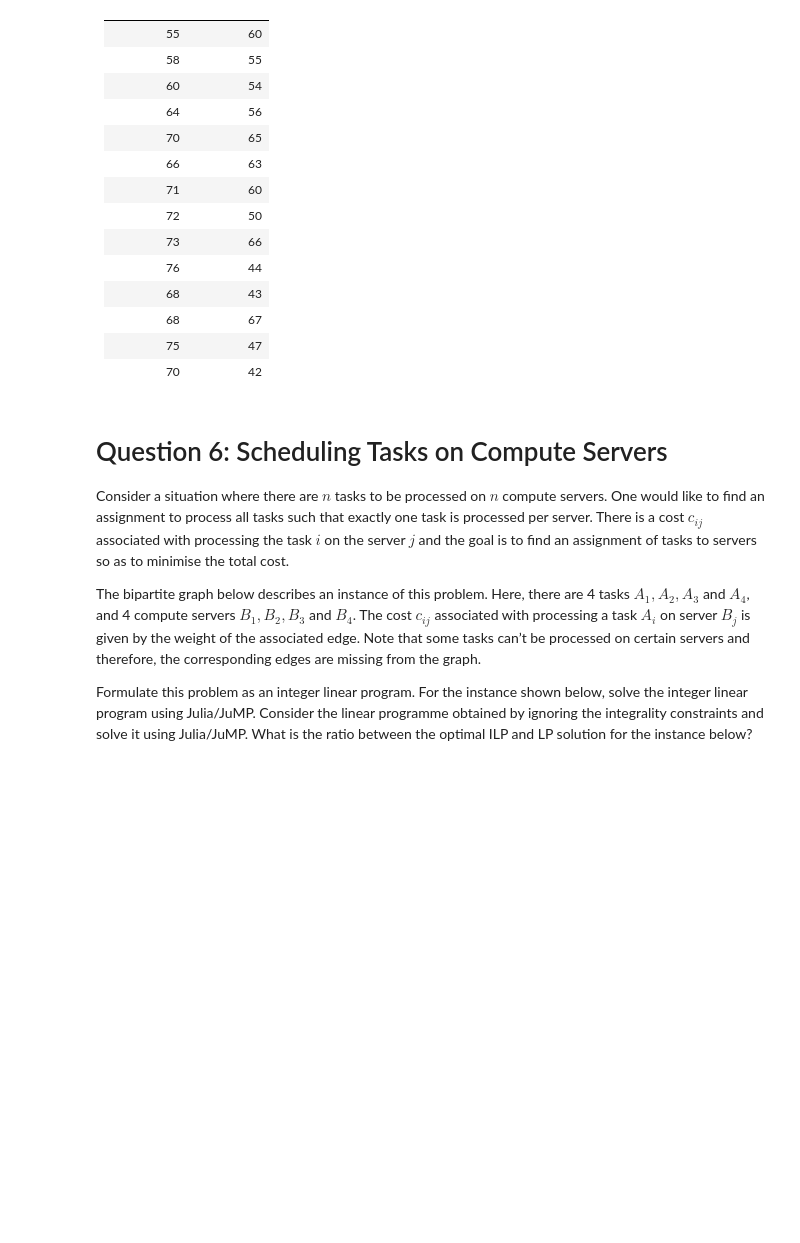
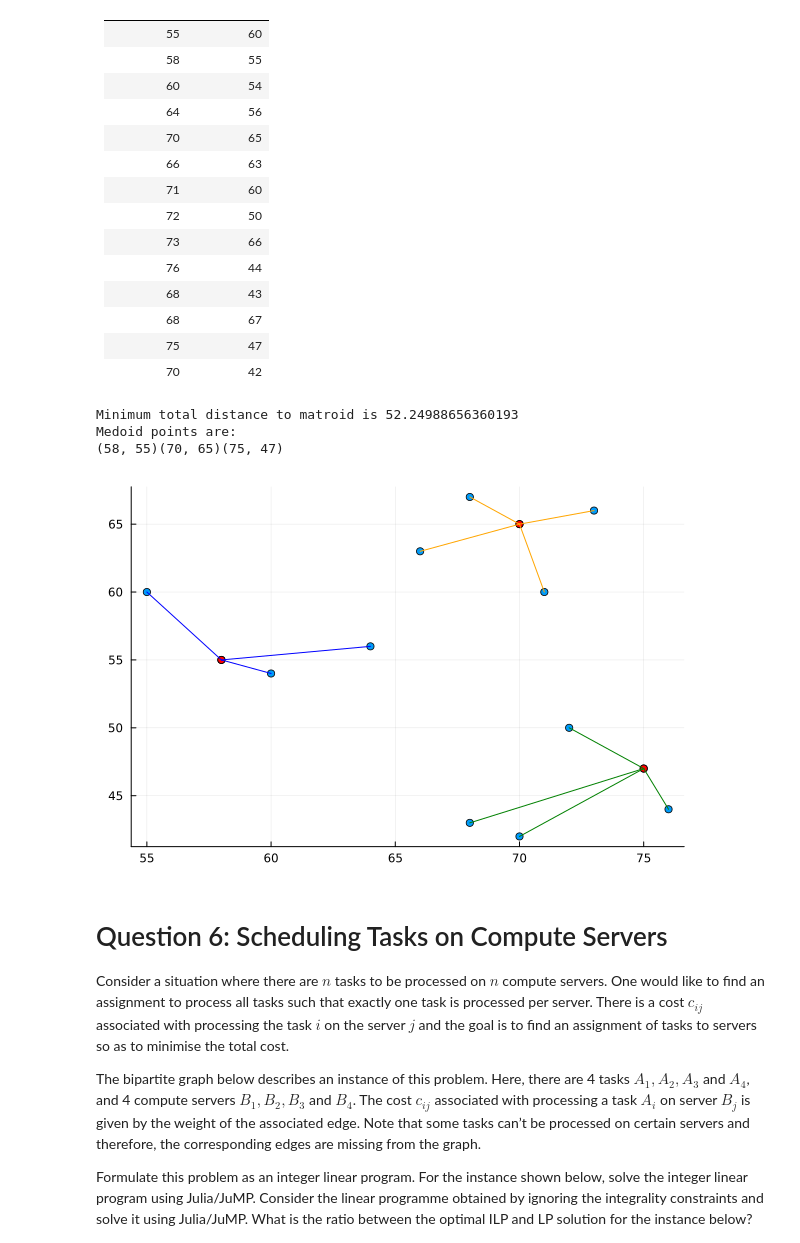
Before and after one commit to nguyenluan3017/HPC, a Jupyter notebook: Opt/Tutorial_Week8_Branch_Bound.ipynb, the cells around one changed output. Cells and saved outputs as stored; diff of their text form; code cells hidden in the pictures; blank space fills up the shorter version.

Commit message:
Implement feature X to enhance user experience and optimize performance

```diff
--- a/Opt/Tutorial_Week8_Branch_Bound.ipynb
+++ b/Opt/Tutorial_Week8_Branch_Bound.ipynb
@@ -410,6 +410,58 @@ the points together with their closest medoid points.
 | 68 | 67 |
 | 75 | 47 |
 | 70 | 42 |
+# %%
+points = [(55, 60), (58, 55), (60, 54), (64, 56), (70, 65), (66, 63), (71, 60), (72, 50), (73, 66), (76, 44), (68, 43), (68, 67), (75, 47), (70, 42)]
+
+function plot_medoid(point_to_medoid::Vector{Tuple{Int, Int}}, points::Vector{Tuple{Int, Int}}, medoids::Vector{Int})
+    colors = [:red, :blue, :green, :purple, :orange, :cyan, :magenta, :yellow, :brown, :pink]
+    colorMap = Dict{Int, Symbol}()
+    p = plot([x for (x, _) in points], [y for (_, y) in points], seriestype=:scatter, legend=false)
+    plot!(p, [points[i][1] for i in medoids], [points[i][2] for i in medoids], seriestype=:scatter, color="red")
+    for (i, j) in point_to_medoid
+        x1, y1 = points[i]
+        x2, y2 = points[j]
+        if !in(j, keys(colorMap))
+            colorMap[j] = colors[j % length(colors)]
+        end
+        plot!(p, [x1, x2], [y1, y2], color = colorMap[j])
+    end
+    return p
+end
+
+function solve_lp(points::Vector{Tuple{Int, Int}}, k::Int)
+    N = length(points)
+    c = [[hypot(x1 - x2, y1 - y2) for (x1, y1) in points] for (x2, y2) in points]
+    model = Model(GLPK.Optimizer)
+    @variable(model, x[1:N], Bin)
+    @variable(model, y[1:N, 1:N], Bin)
+    @constraint(model, sum(x[i] for i in 1:N) == k)
+    for i in 1:N
+        @constraint(model, sum(y[i, j] for j in 1:N) == 1)
+    end
+    for i in 1:N, j in 1:N
+        @constraint(model, y[i, j] <= x[j])
+    end
+    @objective(model, Min, sum(c[i][j] * y[i, j] for i in 1:N for j in 1:N))
+    optimize!(model)
+    medoids = [i for i in 1:N if abs(value(x[i]) - 1) < 1e-6]
+    obj_val = objective_value(model)
+    point_to_medoid = [(i, j) for i in 1:N, j in 1:N if abs(value(y[i, j]) - 1) < 1e-6]
+    return point_to_medoid, medoids, obj_val
+end
+
+point_to_medoid, medoids, obj_val = solve_lp(points, 3)
+println("Minimum total distance to matroid is ", obj_val)
+println("Medoid points are:")
+for i in medoids
+    print("(", points[i][1], ", ", points[i][2], ")")
+end
+plot_medoid(point_to_medoid, points, medoids)
+# %% [output]
+Minimum total distance to matroid is 52.24988656360193
+Medoid points are:
+(58, 55)(70, 65)(75, 47)
+[figure, added]
 # %% [markdown]
 # Question 6: Scheduling Tasks on Compute Servers
 Consider a situation where there are $n$ tasks to be processed on $n$ compute servers. One would like to find an assignment to process all tasks such that exactly one task is processed per server. There is a cost $c_{ij}$ associated with processing the task $i$ on the server $j$ and the goal is to find an assignment of tasks to servers so as to minimise the total cost.
```
